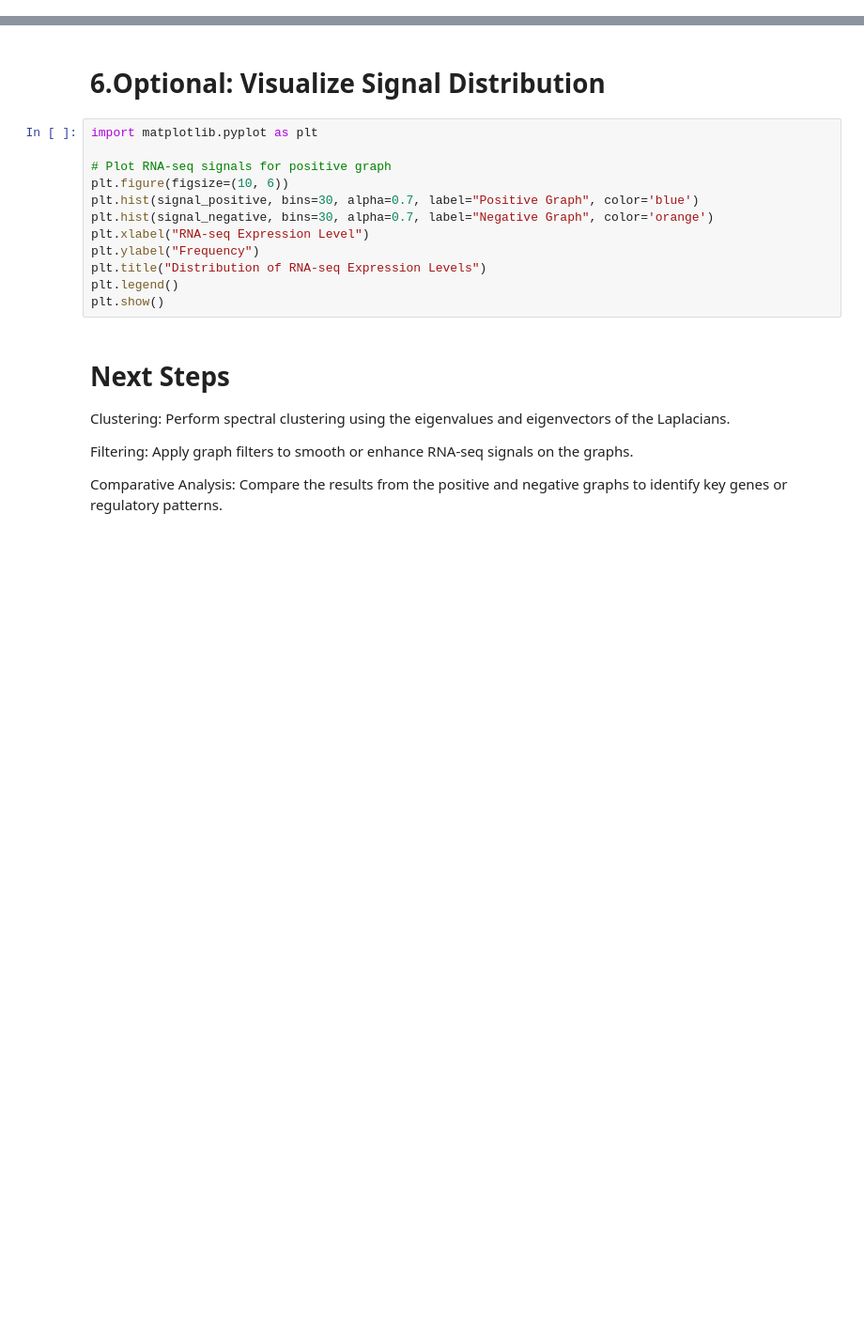
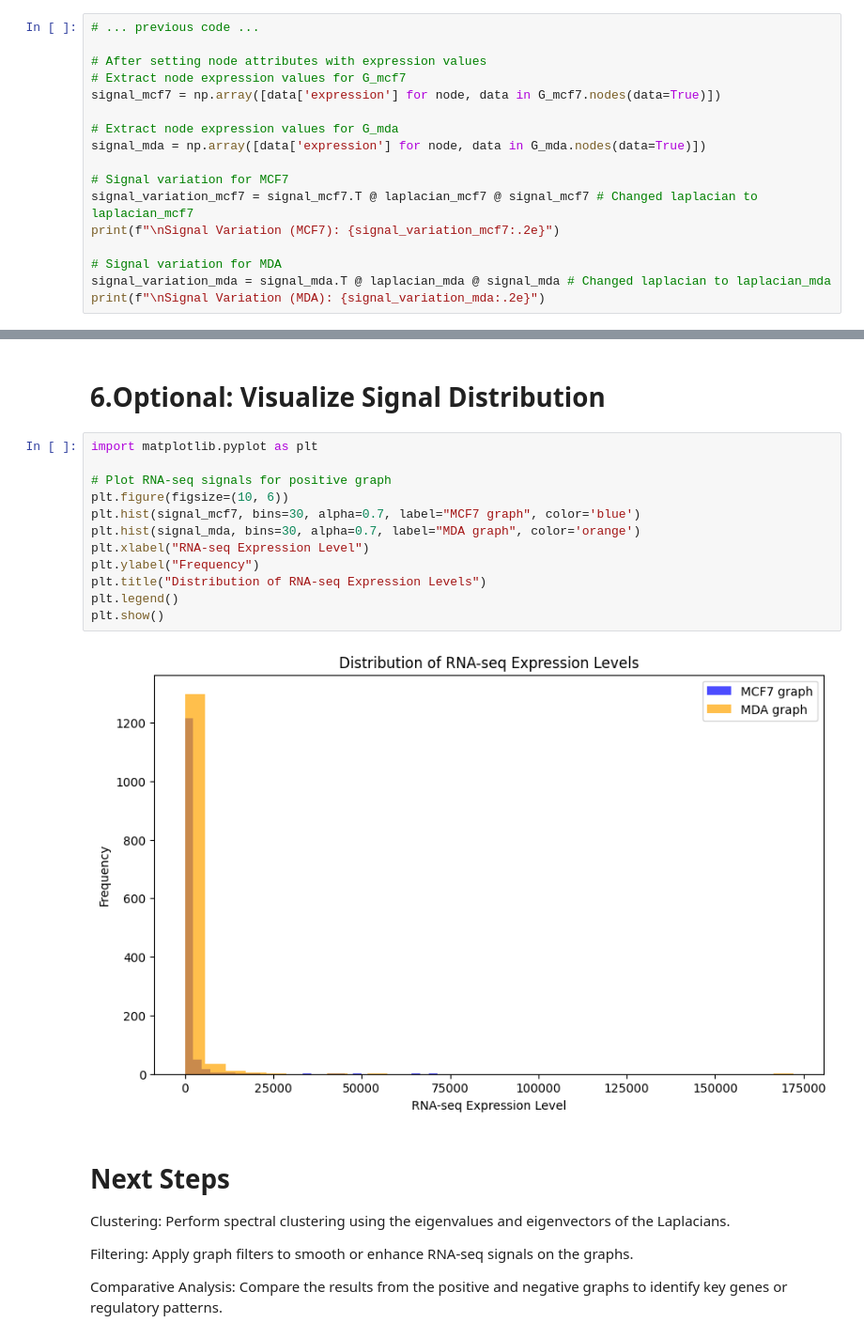
Before and after one commit to Guliko24/NetZoo_network, a Jupyter notebook: GRN_24_MCF7_vs_MDA-MB231_BrCA_TF_list.ipynb, the cells around one changed output, grey strips where cells are left out. Shown: that part at 94% size. Cells and saved outputs as stored; diff of their text form; blank space fills up the shorter version.

```diff
--- a/GRN_24_MCF7_vs_MDA-MB231_BrCA_TF_list.ipynb
+++ b/GRN_24_MCF7_vs_MDA-MB231_BrCA_TF_list.ipynb
@@ -1269,0 +1264,17 @@ print(f"Signal Variation (Negative Graph): {signal_variation_negative}")
+# %%
+# ... previous code ...
+
+# After setting node attributes with expression values
+# Extract node expression values for G_mcf7
+signal_mcf7 = np.array([data['expression'] for node, data in G_mcf7.nodes(data=True)])
+
+# Extract node expression values for G_mda
+signal_mda = np.array([data['expression'] for node, data in G_mda.nodes(data=True)])
+
+# Signal variation for MCF7
+signal_variation_mcf7 = signal_mcf7.T @ laplacian_mcf7 @ signal_mcf7 # Changed laplacian to laplacian_mcf7
+print(f"\nSignal Variation (MCF7): {signal_variation_mcf7:.2e}")
+
+# Signal variation for MDA
+signal_variation_mda = signal_mda.T @ laplacian_mda @ signal_mda # Changed laplacian to laplacian_mda
+print(f"\nSignal Variation (MDA): {signal_variation_mda:.2e}")
@@ -1272,15 +1287,17 @@ print(f"Signal Variation (Negative Graph): {signal_variation_negative}")
 # %%
 import matplotlib.pyplot as plt
 
 # Plot RNA-seq signals for positive graph
 plt.figure(figsize=(10, 6))
-plt.hist(signal_positive, bins=30, alpha=0.7, label="Positive Graph", color='blue')
-plt.hist(signal_negative, bins=30, alpha=0.7, label="Negative Graph", color='orange')
+plt.hist(signal_mcf7, bins=30, alpha=0.7, label="MCF7 graph", color='blue')
+plt.hist(signal_mda, bins=30, alpha=0.7, label="MDA graph", color='orange')
 plt.xlabel("RNA-seq Expression Level")
 plt.ylabel("Frequency")
 plt.title("Distribution of RNA-seq Expression Levels")
 plt.legend()
 plt.show()
+# %% [output]
+[figure, added]
 # %% [markdown]
 # Next Steps
 Clustering:
```
Also changed, not shown: parts of 8 cells of this notebook.
